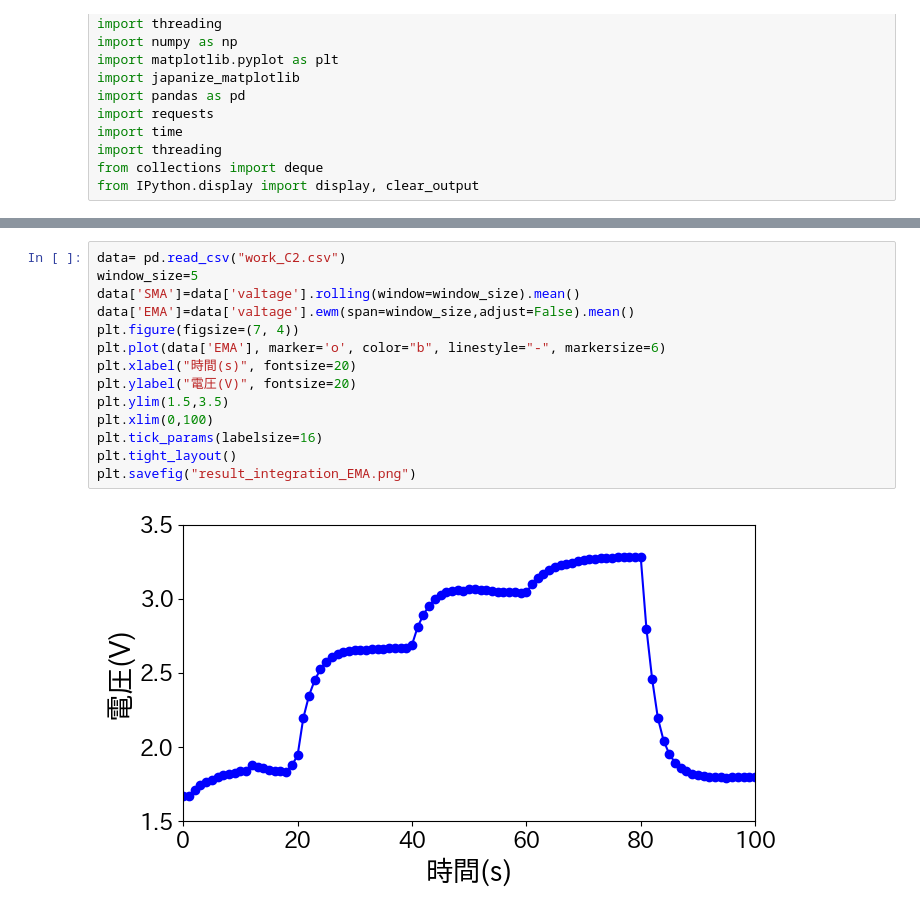
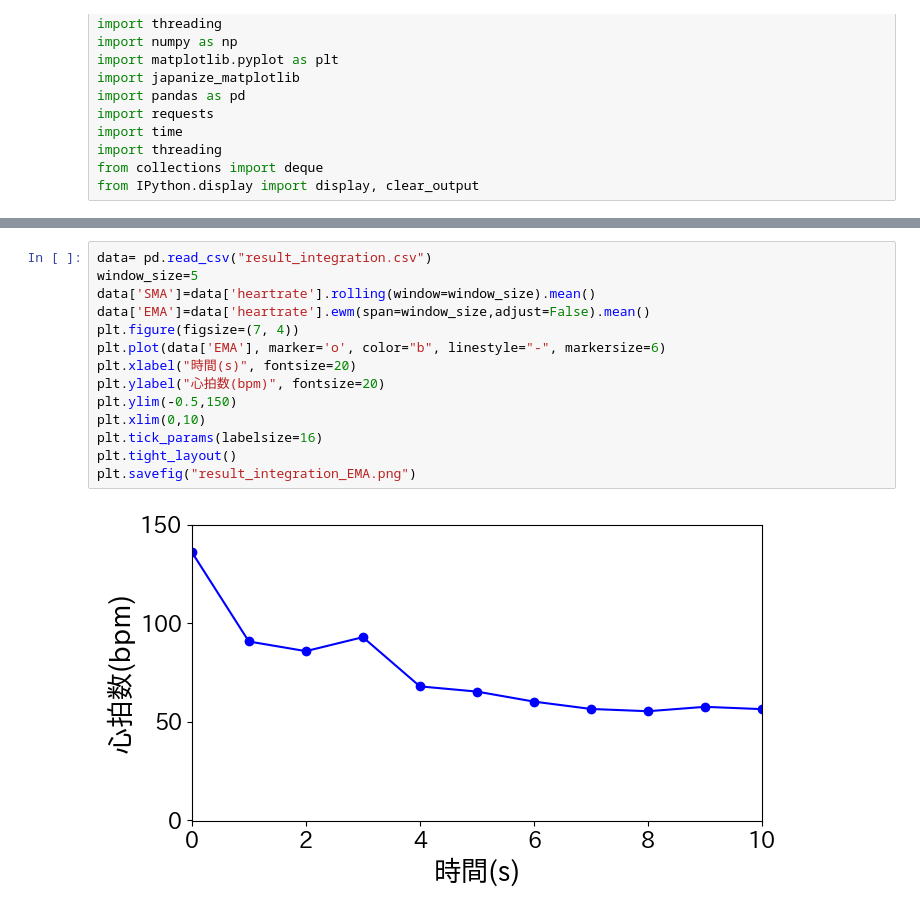
Before and after one commit to kaito0907usagi-alt/agilework1, a Jupyter notebook: integration/integration.ipynb, the cells around one changed output, grey strips where cells are left out. Drawn from its saved outputs; the diff is of its cells as text.

```diff
--- a/integration/integration.ipynb
+++ b/integration/integration.ipynb
@@ -157,16 +157,16 @@ plt.savefig("result_integration_MA.png")
 # %%
-data= pd.read_csv("work_C2.csv")
+data= pd.read_csv("result_integration.csv")
 window_size=5
-data['SMA']=data['valtage'].rolling(window=window_size).mean()
-data['EMA']=data['valtage'].ewm(span=window_size,adjust=False).mean()
+data['SMA']=data['heartrate'].rolling(window=window_size).mean()
+data['EMA']=data['heartrate'].ewm(span=window_size,adjust=False).mean()
 plt.figure(figsize=(7, 4))
 plt.plot(data['EMA'], marker='o', color="b", linestyle="-", markersize=6)
 plt.xlabel("時間(s)", fontsize=20)
-plt.ylabel("電圧(V)", fontsize=20)
-plt.ylim(1.5,3.5)
-plt.xlim(0,100)
+plt.ylabel("心拍数(bpm)", fontsize=20)
+plt.ylim(-0.5,150)
+plt.xlim(0,10)
 plt.tick_params(labelsize=16)
 plt.tight_layout()
 plt.savefig("result_integration_EMA.png")
 # %% [output]
-[figure, old version]
+[figure, new version]
```
Also changed, not shown: parts of 7 cells of this notebook, 18 other files.
